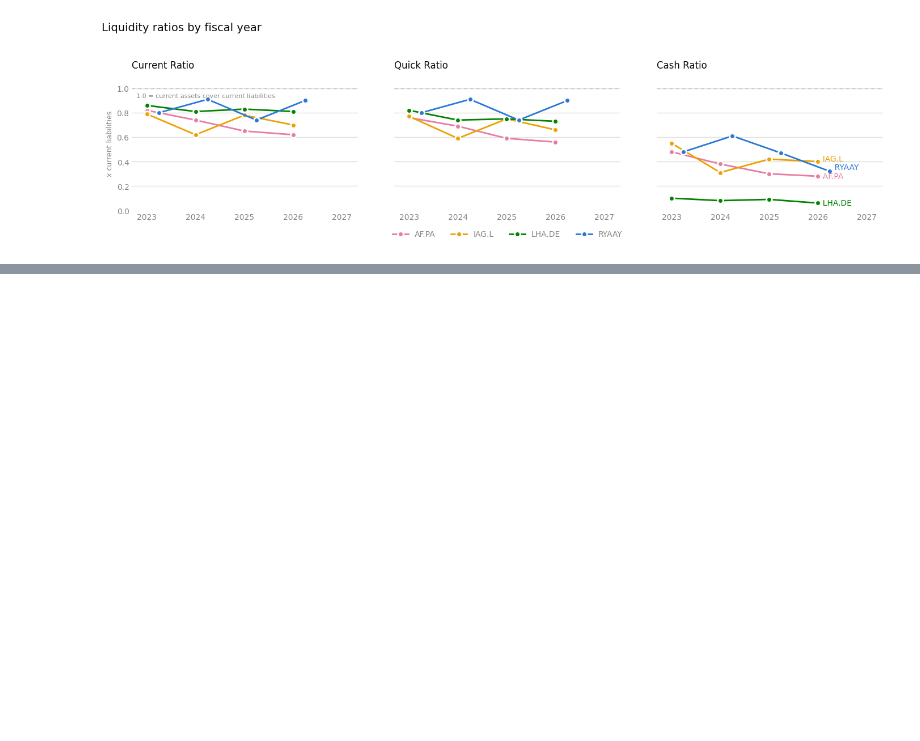
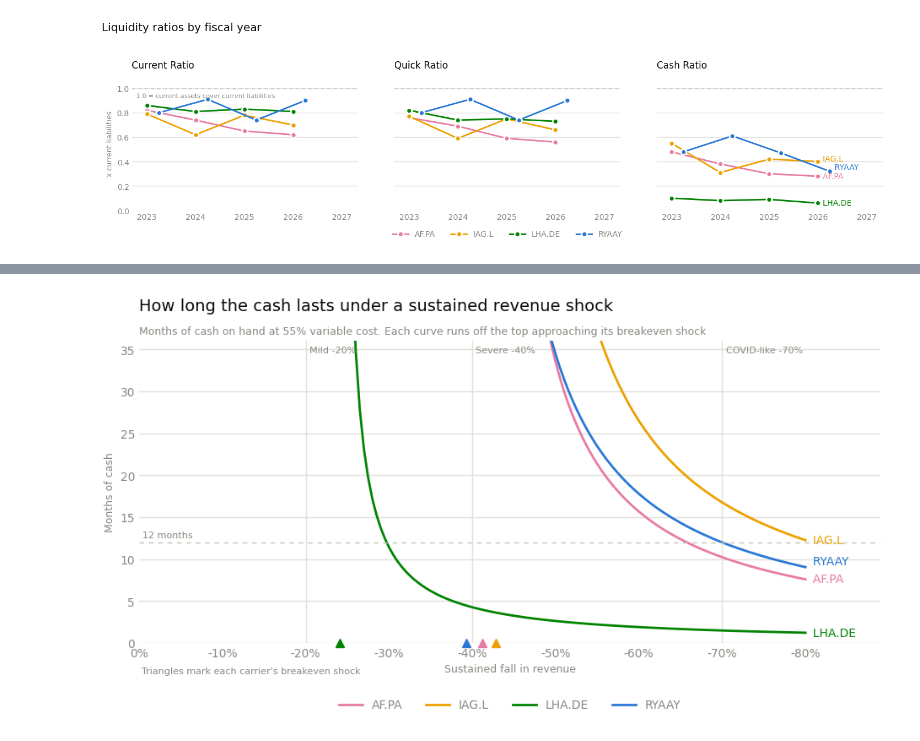
Before and after one commit to ecplol/Airline-Liquidity-risk-Analysis-, a Jupyter notebook: main.ipynb, the cells around one changed output, grey strips where cells are left out. Cells and saved outputs as stored; diff of their text form; code cells hidden in the pictures; blank space fills up the shorter version.

Commit message:
stress test

```diff
--- a/main.ipynb
+++ b/main.ipynb
@@ -129,13 +143,19 @@ def build_history(tickers, freq=FREQ):
     return df.sort_values(["ticker", "period"]).set_index(["ticker", "period"])
 
 
-history = build_history(TICKERS)
+frame = build_history(TICKERS)
+
+# split the two halves: `history` is what the charts read, `inputs` feeds the
+# stress test. Same rows, same index - only the columns differ.
+history = frame[RATIO_COLS]
+inputs = frame[INPUT_COLS]
 
 os.makedirs(OUTPUT_DIR, exist_ok=True)
 history.to_csv(os.path.join(OUTPUT_DIR, "working_capital_ratios.csv"))
 
 # latest period per ticker - the single-year view from before
 latest = history.groupby(level="ticker").tail(1).droplevel("period")
+latest_inputs = inputs.groupby(level="ticker").tail(1).droplevel("period")
 
 print(f"{len(history)} periods across {history.index.get_level_values('ticker').nunique()} tickers\n")
 history
@@ -203,11 +223,14 @@ def direct_label_ends(ax, endpoints, gap_frac=0.055):
                     va="center", ha="left", annotation_clip=False)
 
 
-def style_axes(ax, ylabel=None):
+def style_axes(ax, ylabel=None, date_axis=True):
+    """Recessive grid and axes. `date_axis=False` for the stress test, whose x is
+    a shock percentage rather than a fiscal year."""
     ax.grid(axis="y", color=GRID, linewidth=1)
     ax.set_axisbelow(True)
-    ax.xaxis.set_major_locator(mdates.YearLocator())
-    ax.xaxis.set_major_formatter(mdates.DateFormatter("%Y"))
+    if date_axis:
+        ax.xaxis.set_major_locator(mdates.YearLocator())
+        ax.xaxis.set_major_formatter(mdates.DateFormatter("%Y"))
     ax.tick_params(colors=MUTED, labelsize=10, length=0)
     if ylabel:
         ax.set_ylabel(ylabel, color=MUTED, fontsize=9)
@@ -286,0 +452,73 @@ plt.show()
+# %%
+# A three-scenario bar chart would hide the shape of the thing. Sweeping the
+# shock continuously shows where each carrier's curve falls off a cliff, and the
+# x-intercept of each line is its breakeven shock - the same number as the table,
+# read off the chart.
+SHOCK_GRID = np.linspace(0, 0.80, 161)
+Y_CAP = 36  # months; lines run off the top rather than being squashed flat
+
+fig, ax = plt.subplots(figsize=(9.5, 5.4))
+
+endpoints = []
+for ticker, row in latest_inputs.iterrows():
+    revenue, cogs, cash = row["revenue"], row["cogs"], row["cash"]
+    if any(pd.isna(v) for v in (revenue, cogs, cash)):
+        continue
+    months = np.array([
+        months_of_liquidity(revenue, cogs, cash, s) for s in SHOCK_GRID
+    ])
+    # inf = not burning yet, so there is no curve to draw there
+    months[np.isinf(months)] = np.nan
+
+    color = SERIES_COLORS.get(ticker, MUTED)
+    ax.plot(SHOCK_GRID, months, color=color, linewidth=2, label=ticker)
+    endpoints.append([ticker, SHOCK_GRID[-1], months[-1], color])
+
+# 12 months is the conventional going-concern horizon auditors look at
+ax.axhline(12, color=BASELINE, linewidth=1, linestyle=(0, (4, 4)))
+ax.annotate("12 months", xy=(0.005, 12), xycoords=("axes fraction", "data"),
+            xytext=(0, 4), textcoords="offset points", fontsize=8, color=MUTED)
+
+for name, shock in SCENARIOS.items():
+    ax.axvline(shock, color=GRID, linewidth=1, zorder=0)
+    ax.annotate(name, xy=(shock, 1.0), xycoords=("data", "axes fraction"),
+                xytext=(3, -10), textcoords="offset points",
+                fontsize=8, color=MUTED, ha="left")
+
+ax.set_ylim(0, Y_CAP)
+ax.set_xlim(0, 0.80 + 0.09)
+# no "-0%" at the origin
+ax.xaxis.set_major_formatter(lambda v, _: "0%" if v == 0 else f"-{v:.0%}")
+style_axes(ax, ylabel="Months of cash", date_axis=False)
+direct_label_ends(ax, endpoints, gap_frac=0.06)
+
+ax.set_title("How long the cash lasts under a sustained revenue shock",
+             fontsize=14, loc="left", color=INK, pad=26)
+# The curve is asymptotic at breakeven, so it enters the frame well to the right
+# of it - IAG.L breaks even at -43% but only drops under 36 months near -55%.
+# Say so, rather than letting the reader misread the entry point as breakeven.
+ax.text(0, 1.015,
+        f"Months of cash on hand at {VARIABLE_COST_SHARE:.0%} variable cost. "
+        f"Each curve runs off the top approaching its breakeven shock",
+        transform=ax.transAxes, fontsize=9, color=MUTED, va="bottom")
+
+# mark the actual breakevens on the axis, so the table's numbers are locatable here
+for ticker, row in latest_inputs.iterrows():
+    s = breakeven_shock(row["revenue"], row["cogs"])
+    if pd.isna(s):
+        continue
+    ax.annotate("", xy=(s, 0), xytext=(s, -0.9), textcoords=("data", "data"),
+                annotation_clip=False)
+    ax.plot([s], [0], marker="^", markersize=7, clip_on=False,
+            color=SERIES_COLORS.get(ticker, MUTED))
+ax.annotate("Triangles mark each carrier's breakeven shock",
+            xy=(0.0, 0), xytext=(2, -26), textcoords="offset points",
+            xycoords=("axes fraction", "data"), fontsize=8, color=MUTED)
+ax.set_xlabel("Sustained fall in revenue", color=MUTED, fontsize=9)
+muted_legend(ax, ncol=4, loc="lower center", bbox_to_anchor=(0.5, -0.26))
+
+fig.tight_layout()
+fig.savefig(os.path.join(OUTPUT_DIR, "stress_test.png"), dpi=200, bbox_inches="tight")
+plt.show()
+# %% [output]
+[figure, added]
```
Also changed, not shown: parts of 2 cells of this notebook, 4 other files.
